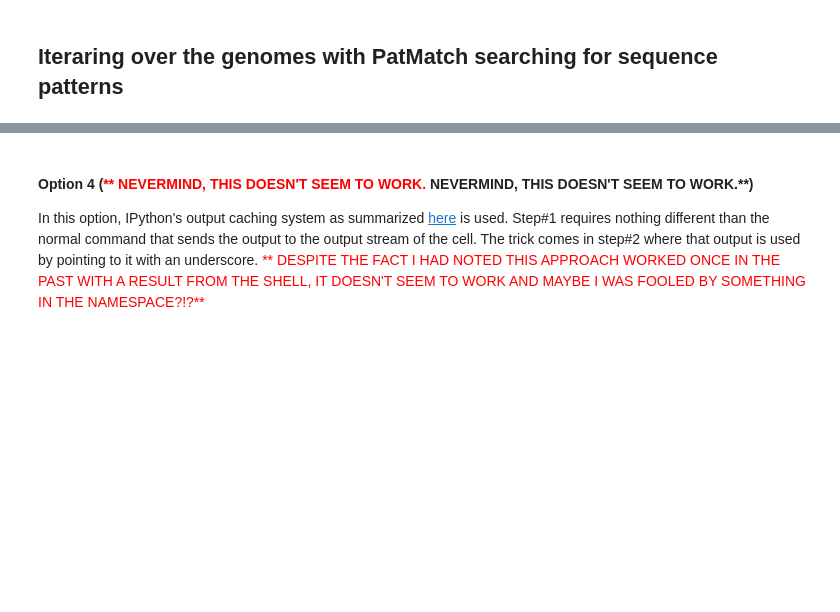
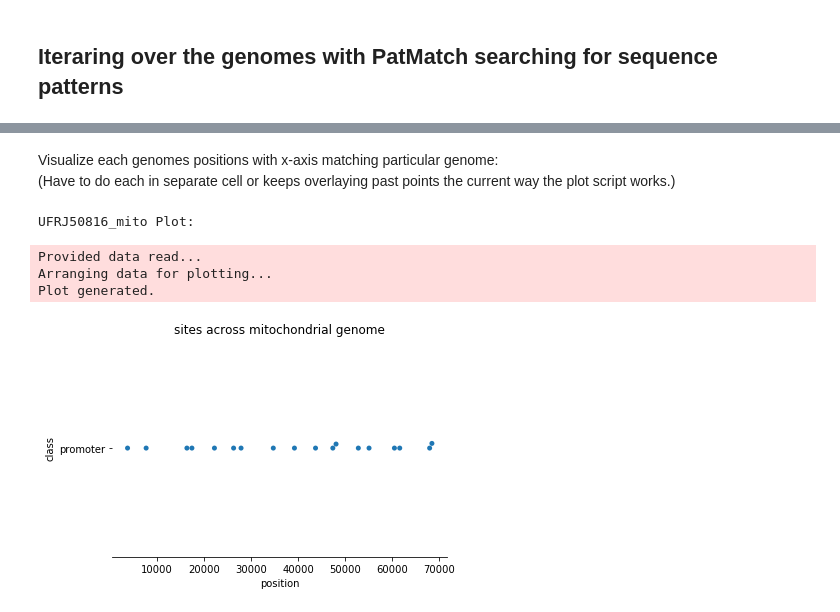
Before and after one commit to fomightez/ptmbr-accompmatz, a Jupyter notebook: notebooks/Iterating over genomes with PatMatch.ipynb, the cells around one changed output, grey strips where cells are left out. Drawn from its saved outputs; the diff is of its cells as text; code cells hidden in the pictures; blank space fills up the shorter version.

Commit message:
change index layout and finish iterating on genomes nb

```diff
--- a/notebooks/Iterating over genomes with PatMatch.ipynb
+++ b/notebooks/Iterating over genomes with PatMatch.ipynb
@@ -120,15 +124,18 @@ genomes
 %%capture
 import pandas as pd
 promoter_pattern = "DDWDWTAWAAGTARTADDDD"
-from patmatch_results_to_df import patmatch_results_to_df
 dfs = []
 for seq_file in genomes:
-    seq_file_fullpath = genomes_dirn + "/" + seq_file
-    !perl patmatch_1.2/unjustify_fasta.pl {seq_file_fullpath}
-    output = !perl patmatch_1.2/patmatch.pl -c {promoter_pattern} {seq_file_fullpath+".prepared"}
-    !rm {seq_file_fullpath+".prepared"}
+    !perl ../patmatch_1.2/unjustify_fasta.pl {seq_file}
+    output = !perl ../patmatch_1.2/patmatch.pl -c {promoter_pattern} {seq_file+".prepared"}
+    !rm {seq_file+".prepared"}
     df_pat = patmatch_results_to_df(output.n, pattern=promoter_pattern, name="promoter")
-    df_pat["strain"] = seq_file.split(new_extension)[0]
+    typical_file_suffix = "_mito.genome.fsa"
+    if typical_file_suffix in seq_file:
+        strain_info = seq_file.split(typical_file_suffix)[0]
+    else:
+        strain_info = "SGD_REF"
+    df_pat["strain"] = strain_info
     cols = df_pat.columns.tolist()
     n = int(cols.index('strain'))
     cols = [cols[n]] + cols[:n] + cols[n+1:]
@@ -348,4 +169,0 @@ df = patmatch_results_to_df(output, pattern=my_pattern, name="promoter")
-# %% [markdown]
-#### Option 4 (<font color='red'>** NEVERMIND, THIS DOESN'T SEEM TO WORK.**</font>** NEVERMIND, THIS DOESN'T SEEM TO WORK.**)
-
-In this option, IPython's output caching system as summarized [here](https://stackoverflow.com/a/27952661/8508004) is used. Step#1 requires nothing different than the normal command that sends the output to the output stream of the cell. The trick comes in step#2 where that output is used by pointing to it with an underscore. <font color='red'>** DESPITE THE FACT I HAD NOTED THIS APPROACH WORKED ONCE IN THE PAST WITH A RESULT FROM THE SHELL, IT DOESN'T SEEM TO WORK AND MAYBE I WAS FOOLED BY SOMETHING IN THE NAMESPACE?!?**</font>
@@ -357,0 +170,14 @@ df = patmatch_results_to_df(_, pattern=my_pattern, name="promoter")
+# %% [markdown]
+Visualize each genomes positions with x-axis matching particular genome:
+(Have to do each in separate cell or keeps overlaying past points the current way the plot script works.)
+# %%
+dataf = dfs[0]
+dataf = dataf.rename(columns={'hit_id':'sys_gene_id'})
+plot_sites_position_across_chromosome(dataf);
+print (dataf.FASTA_id[0] + " Plot:");
+# %% [output]
+UFRJ50816_mito Plot:
+Provided data read...
+Arranging data for plotting...
+Plot generated.
+[figure, added]
```
Also changed, not shown: parts of 41 cells of this notebook, 1 other file.
